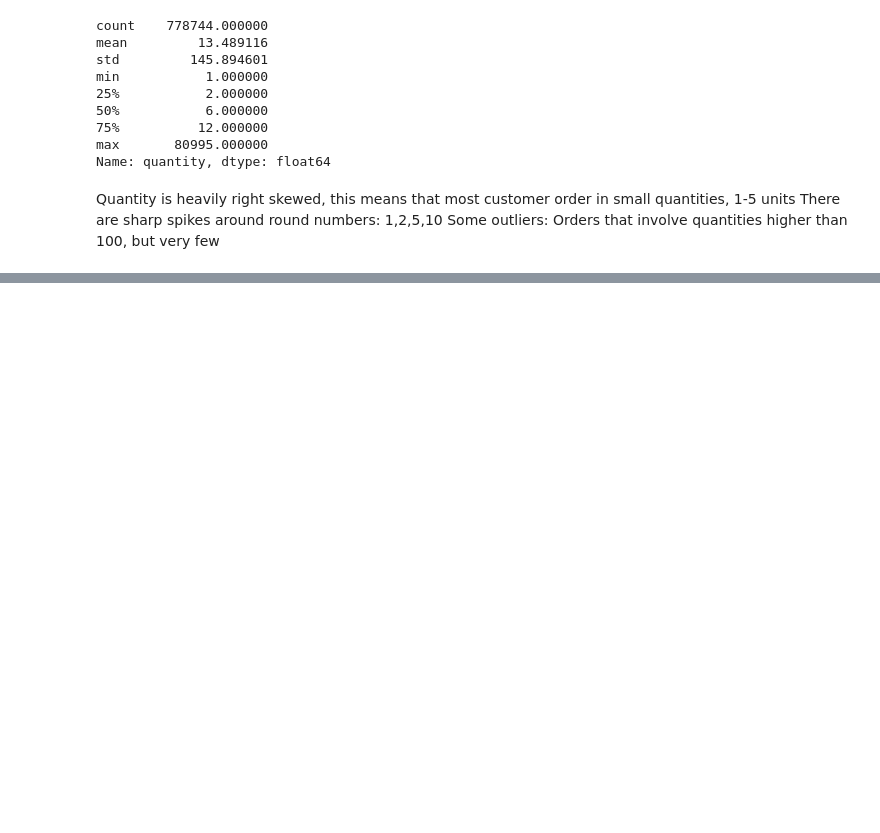
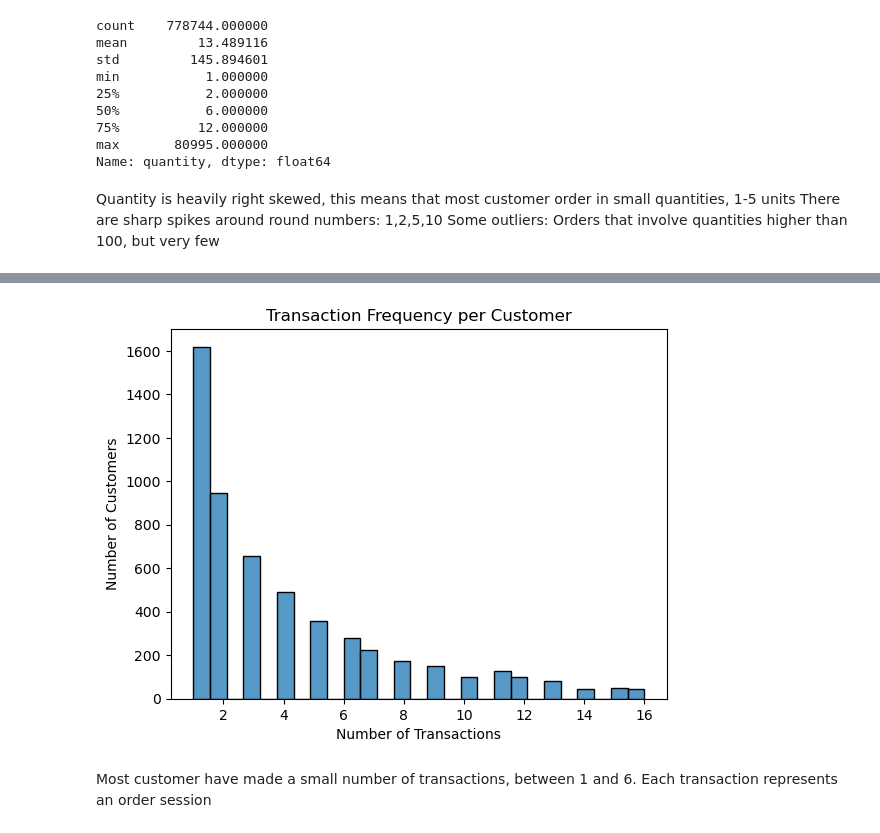
Before and after one commit to pplop20/customer-segmentation-dashboard, a Jupyter notebook: notebooks/main.ipynb, the cells around one changed output, grey strips where cells are left out. Drawn from its saved outputs; the diff is of its cells as text; code cells hidden in the pictures; blank space fills up the shorter version.

```diff
--- a/notebooks/main.ipynb
+++ b/notebooks/main.ipynb
@@ -210,0 +252,22 @@ plt.show()
+# %%
+## Number of Invoices per customer
+txn_per_customer = customer_df.groupby('customer_id')['invoice'].nunique()
+
+## getting rid of messy outliers
+txn_q1 = txn_per_customer.quantile(0.25)
+txn_q3 = txn_per_customer.quantile(0.75)
+iqr = txn_q3 - txn_q1
+
+lower_bound = txn_q1 - (1.5*iqr)
+upper_bound = txn_q3 + (1.5*iqr)
+txn_per_customer_filt = txn_per_customer[(txn_per_customer >= lower_bound) & (txn_per_customer<=upper_bound)]
+
+sb.histplot(txn_per_customer_filt, bins='fd')
+plt.xlabel('Number of Transactions')
+plt.ylabel('Number of Customers')
+plt.title('Transaction Frequency per Customer')
+plt.show()
+# %% [output]
+[figure, added]
+# %% [markdown]
+Most customer have made a small number of transactions, between 1 and 6. Each transaction represents an order session
```
Also changed, not shown: parts of 6 cells of this notebook.
